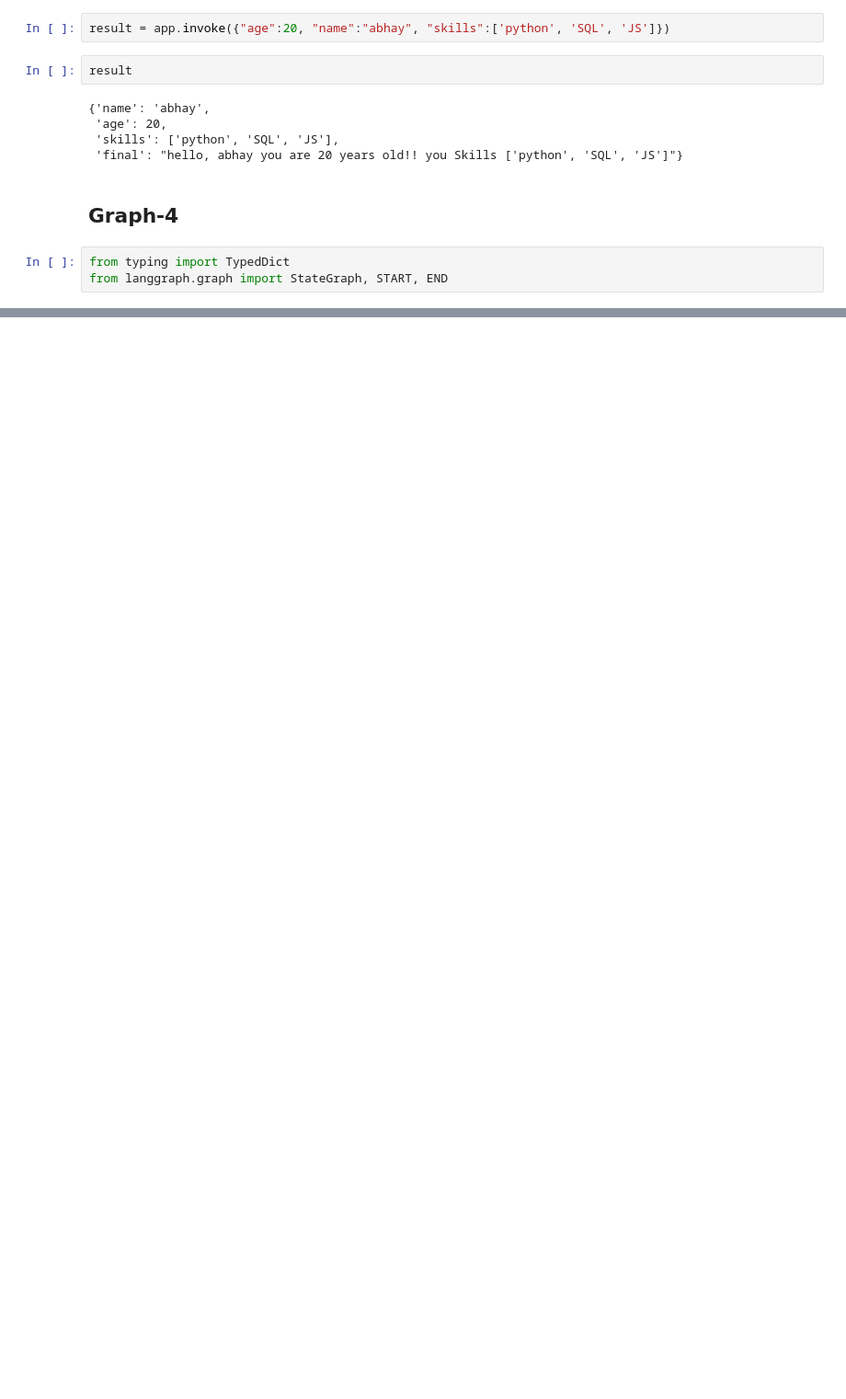
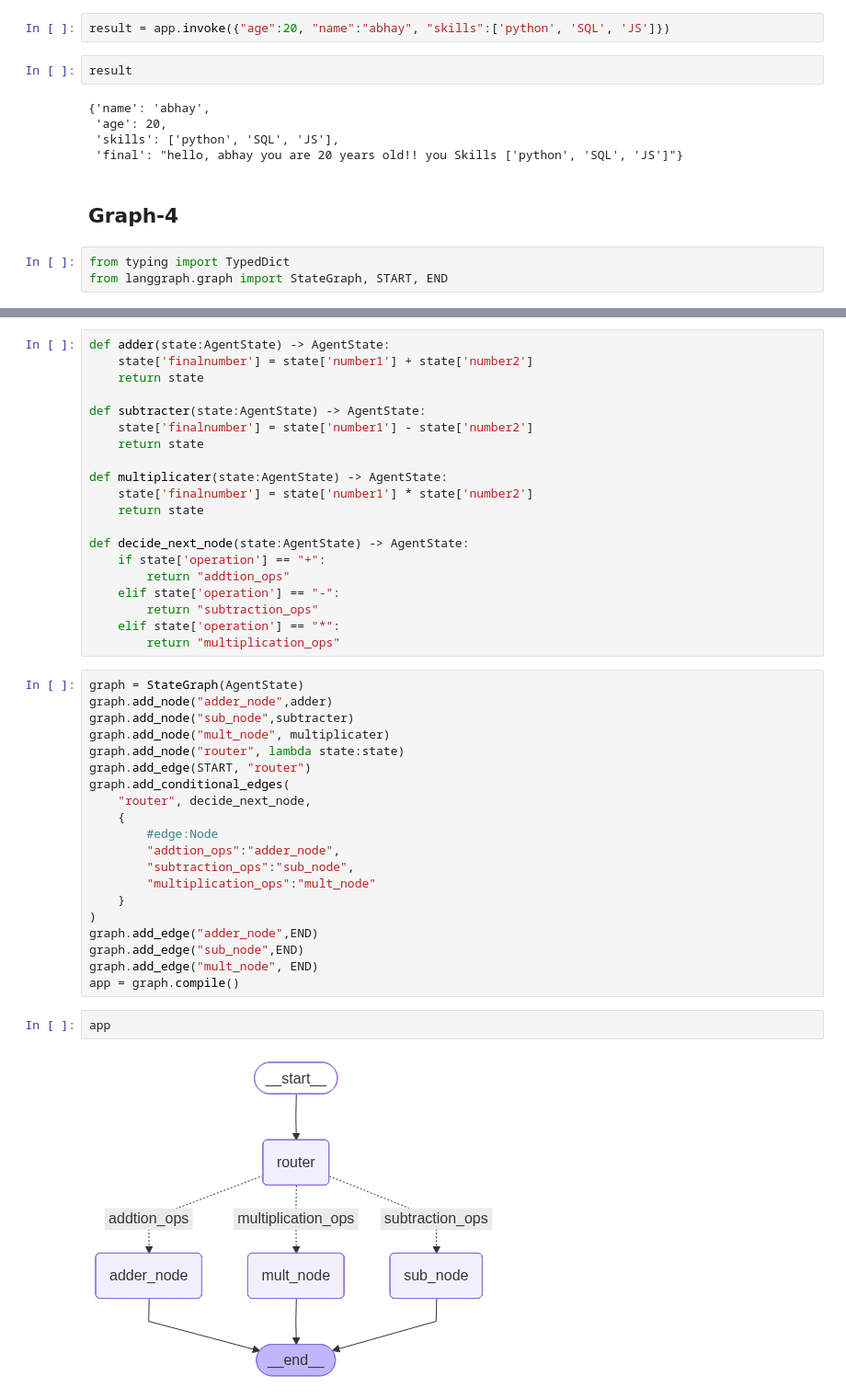
Before and after one commit to MONARCH1108/Learning_frameworks, a Jupyter notebook: langgraph/langgraph.ipynb, the cells around one changed output, grey strips where cells are left out. Shown at 92% size. Drawn from its saved outputs; the diff is of its cells as text; blank space fills up the shorter version.

```diff
--- a/langgraph/langgraph.ipynb
+++ b/langgraph/langgraph.ipynb
@@ -226,0 +233,44 @@ from langgraph.graph import StateGraph, START, END
+# %%
+def adder(state:AgentState) -> AgentState:
+    state['finalnumber'] = state['number1'] + state['number2']
+    return state
+
+def subtracter(state:AgentState) -> AgentState:
+    state['finalnumber'] = state['number1'] - state['number2']
+    return state
+
+def multiplicater(state:AgentState) -> AgentState:
+    state['finalnumber'] = state['number1'] * state['number2']
+    return state
+
+def decide_next_node(state:AgentState) -> AgentState:
+    if state['operation'] == "+":
+        return "addtion_ops"
+    elif state['operation'] == "-":
+        return "subtraction_ops"
+    elif state['operation'] == "*":
+        return "multiplication_ops"
+# %%
+graph = StateGraph(AgentState)
+graph.add_node("adder_node",adder)
+graph.add_node("sub_node",subtracter)
+graph.add_node("mult_node", multiplicater)
+graph.add_node("router", lambda state:state)
+graph.add_edge(START, "router")
+graph.add_conditional_edges(
+    "router", decide_next_node,
+    {
+        #edge:Node
+        "addtion_ops":"adder_node",
+        "subtraction_ops":"sub_node",
+        "multiplication_ops":"mult_node"
+    }
+)
+graph.add_edge("adder_node",END)
+graph.add_edge("sub_node",END)
+graph.add_edge("mult_node", END)
+app = graph.compile()
+# %%
+app
+# %% [output]
+[figure, added]
```
Also changed, not shown: parts of 9 cells of this notebook.
